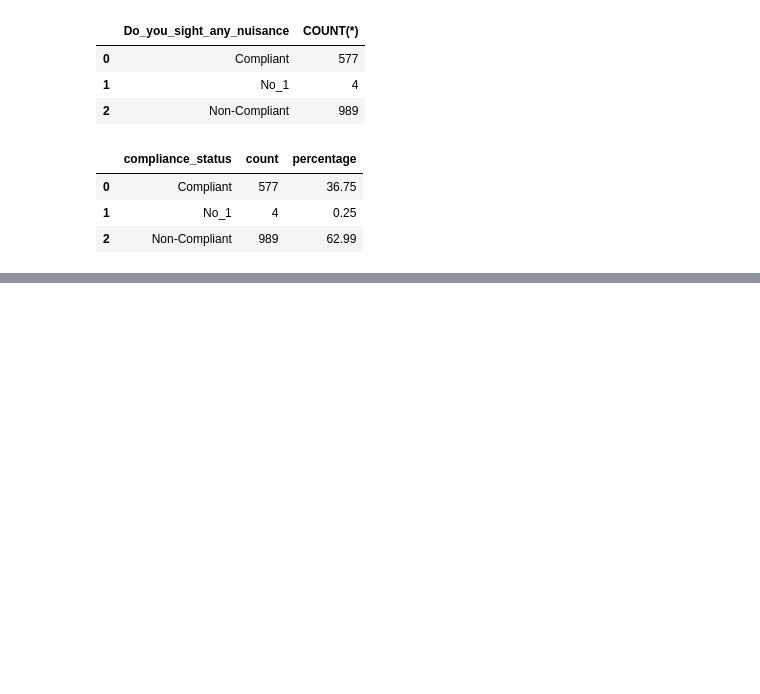
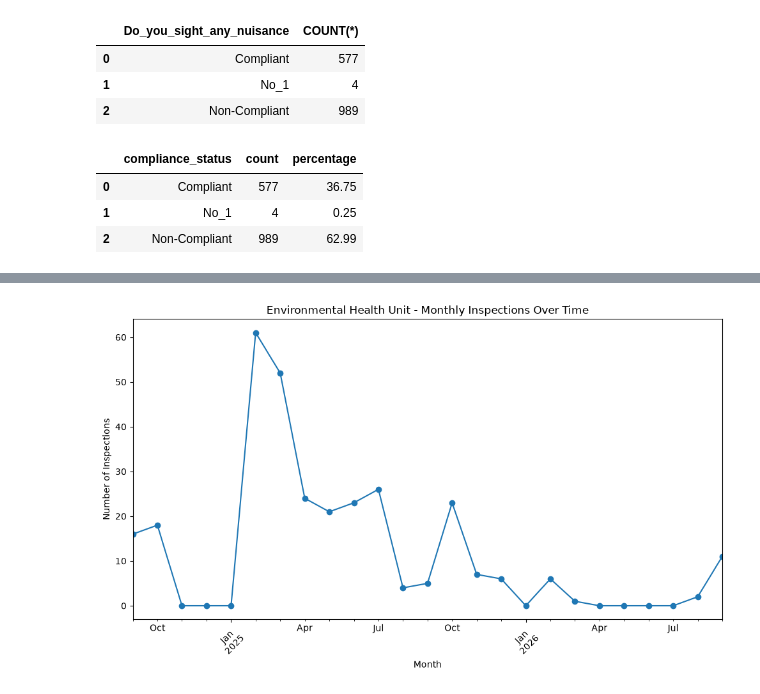
Before and after one commit to khing-fm/EHU-Inspection-form-analysis, a Jupyter notebook: EHU_Inspection_Form.ipynb, the cells around one changed output, grey strips where cells are left out. Saved outputs shown, nothing was run; the diff lists cells and outputs as text; code cells hidden in the pictures; blank space fills up the shorter version.

```diff
--- a/EHU_Inspection_Form.ipynb
+++ b/EHU_Inspection_Form.ipynb
@@ -195,0 +288,4 @@ pd.read_sql(query, conn)
+# %%
+# Make Date and Time proper
+
+df['Date_and_Time'] = pd.to_datetime(df['Date_and_Time'], errors='coerce')
@@ -195,0 +296,8 @@ pd.read_sql(query, conn)
+# %%
+# Montly inspection counts
+
+monthly_inspections = (
+    df.set_index('Date_and_Time')
+    .resample('ME')
+    .size()
+)
@@ -195,0 +324,15 @@ pd.read_sql(query, conn)
+# %%
+# Visualization of Monthly Inspections in Line Chart
+import matplotlib.pyplot as plt
+
+monthly_inspections.plot(kind='line', marker='o', figsize=(10, 6))
+
+plt.title('Environmental Health Unit - Monthly Inspections Over Time')
+plt.xlabel('Month')
+plt.ylabel('Number of Inspections')
+plt.xticks(rotation=45)
+
+plt.tight_layout()
+plt.show()
+# %% [output]
+[figure, added]
```
Also changed, not shown: parts of 9 cells of this notebook, 1 other file.
